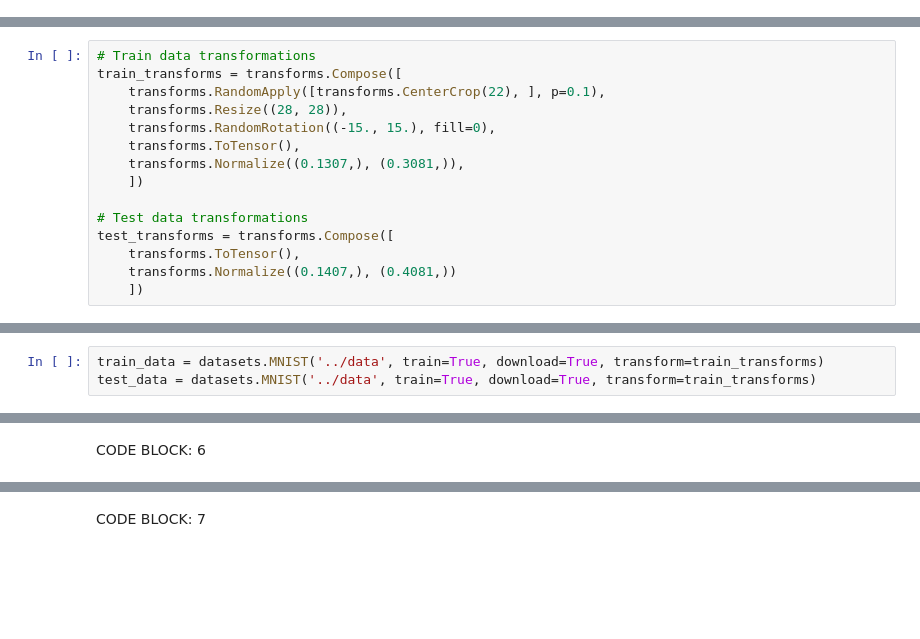
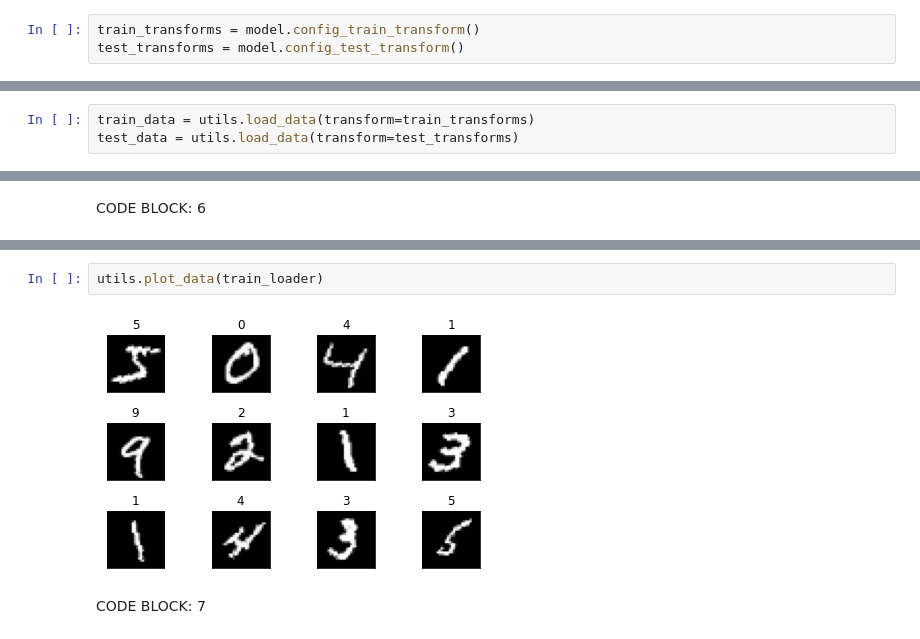
Before and after one commit to krdpk17/first_simple_network, a Jupyter notebook: S5.ipynb, the cells around one changed output, grey strips where cells are left out. Saved outputs shown, nothing was run; the diff lists cells and outputs as text; blank space fills up the shorter version.

```diff
--- a/S5.ipynb
+++ b/S5.ipynb
@@ -19,22 +19,10 @@ CUDA Available? True
+# %%
+train_transforms = model.config_train_transform()
+test_transforms = model.config_test_transform()
 # %% [markdown]
 CODE BLOCK: 3
-# %%
-# Train data transformations
-train_transforms = transforms.Compose([
-    transforms.RandomApply([transforms.CenterCrop(22), ], p=0.1),
-    transforms.Resize((28, 28)),
-    transforms.RandomRotation((-15., 15.), fill=0),
-    transforms.ToTensor(),
-    transforms.Normalize((0.1307,), (0.3081,)),
-    ])
-
-# Test data transformations
-test_transforms = transforms.Compose([
-    transforms.ToTensor(),
-    transforms.Normalize((0.1407,), (0.4081,))
-    ])
+# %%
+train_data = utils.load_data(transform=train_transforms)
+test_data = utils.load_data(transform=test_transforms)
 # %% [markdown]
 CODE BLOCK: 4
-# %%
-train_data = datasets.MNIST('../data', train=True, download=True, transform=train_transforms)
-test_data = datasets.MNIST('../data', train=True, download=True, transform=train_transforms)
@@ -84,2 +40,6 @@ for i in range(12):
+# %%
+utils.plot_data(train_loader)
+# %% [output]
+[figure, added]
 # %% [markdown]
 CODE BLOCK: 7
```
Also changed, not shown: parts of 11 cells of this notebook, 3 other files.
